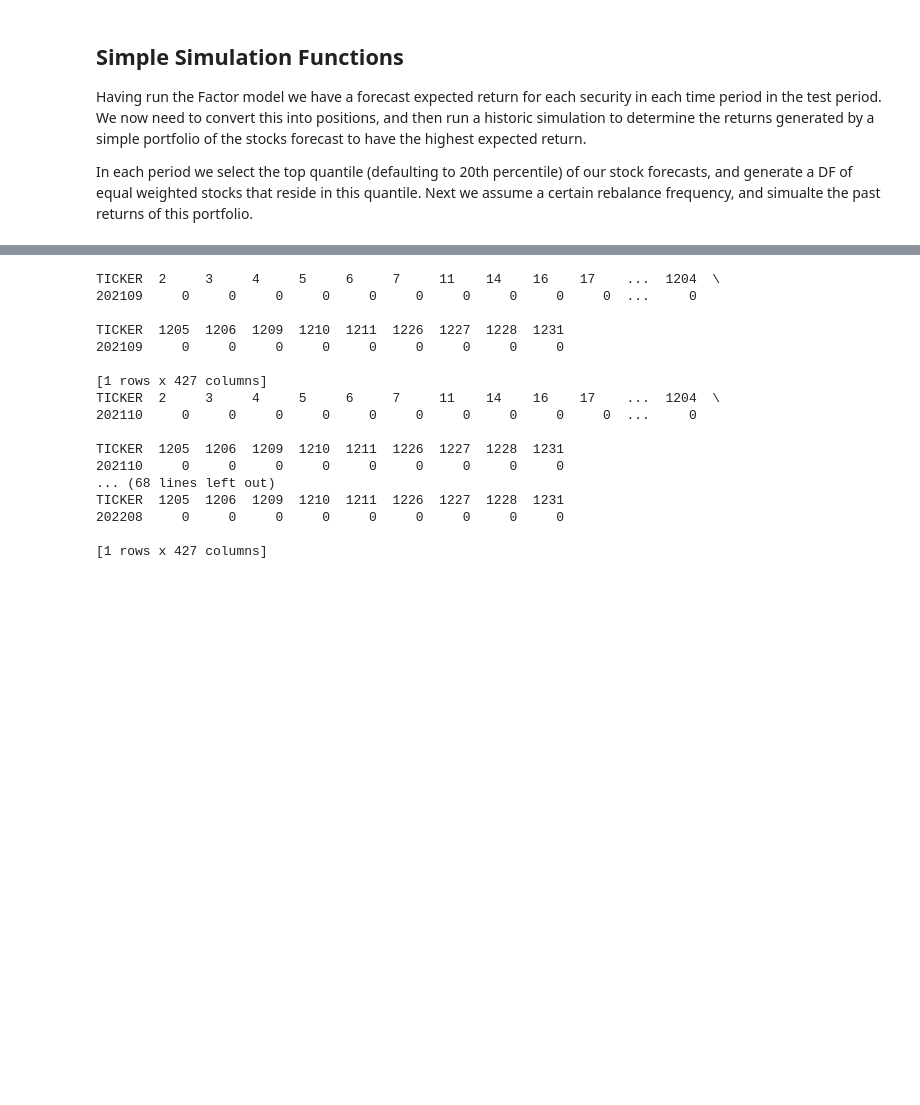
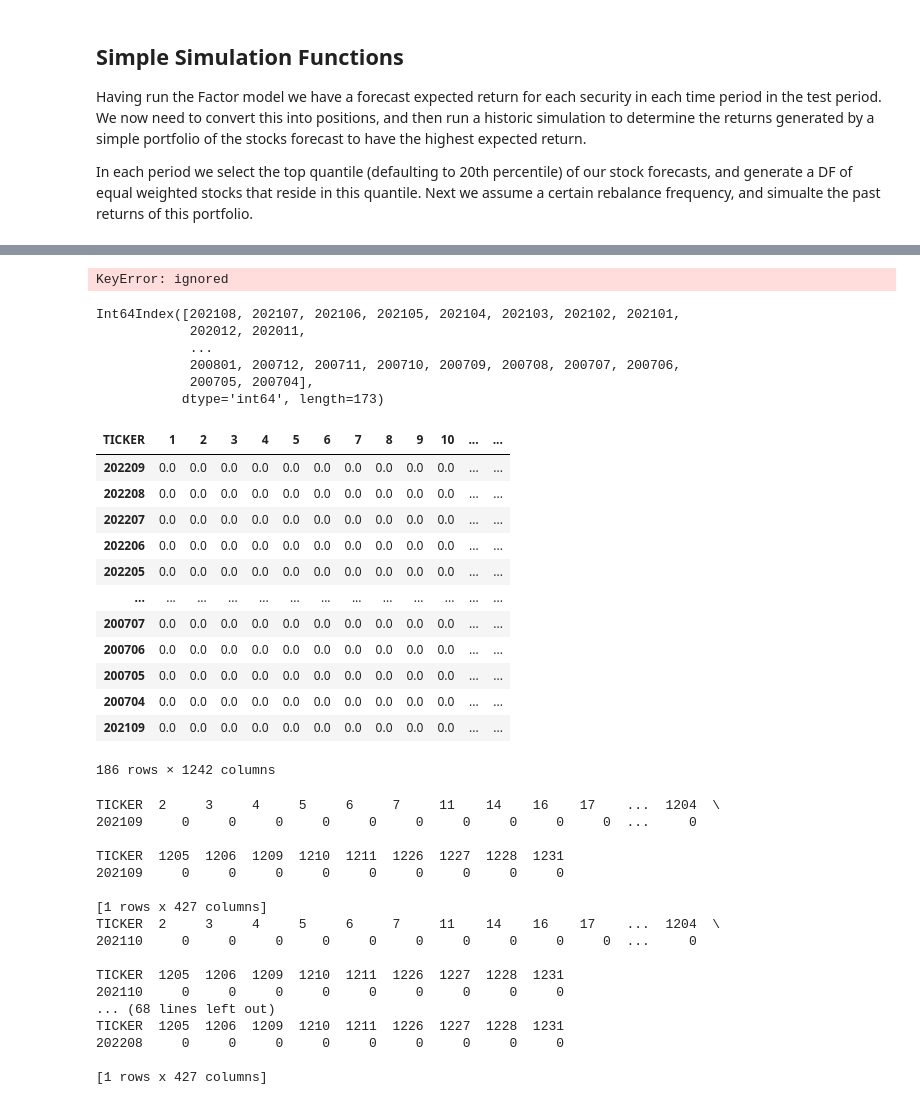
Before and after one commit to danphilps/Investment-SAI, a Jupyter notebook: M6_Investment.ipynb, the cells around one changed output, grey strips where cells are left out. Saved outputs shown, nothing was run; the diff lists cells and outputs as text; code cells hidden in the pictures; blank space fills up the shorter version.

```diff
--- a/M6_Investment.ipynb
+++ b/M6_Investment.ipynb
@@ -739,3 +757,54 @@ IndexError: ignored
+# %%
+i=1
+df_opset_curr = pd.DataFrame(df_stock_ER.iloc[i, :]).T
+valid_secs = (df_opset_curr.iloc[0, :].isna() | df_opset_curr.iloc[0, :] != 0)
+
+# Get our
+qu = df_opset_curr[df_opset_curr.columns[valid_secs]].quantile(q=quantile_to_buy, axis=1).iloc[0]
+no = df_opset_curr[df_opset_curr[df_opset_curr.columns[valid_secs]] > qu].count(axis=1).iloc[0]
+
+#Add trade
+df_opset_curr[df_opset_curr.columns[valid_secs]] = float(0.0)
+if no != 0:
+  # Add equal weighted trades...
+  df_opset_curr[df_opset_curr.columns[valid_secs]] = df_opset_curr[df_opset_curr[df_opset_curr.columns[valid_secs]] > quantile_to_buy] =  1/no
+
+  #Record the fdirst non-zero row
+  if start_date_non_zero == -1:
+      start_date_non_zero = i
+
+  insert_zero_row = False
+
+# Overwrite date/time row in df_trades
+df_trades = df_trades.drop(axis=0, index=df_opset_curr.index)
+df_trades.append(df_opset_curr)
+# %% [output]
+KeyError: ignored
+# %%
+df_trades.index
+# %% [output]
+Int64Index([202108, 202107, 202106, 202105, 202104, 202103, 202102, 202101,
+            202012, 202011,
+            ...
+            200801, 200712, 200711, 200710, 200709, 200708, 200707, 200706,
+            200705, 200704],
+           dtype='int64', length=173)
+# %%
+df_trades.append(df_opset_curr)
+# %% [output]
+| TICKER | 1 | 2 | 3 | 4 | 5 | 6 | 7 | 8 | 9 | 10 | ... | ... |
+| 202209 | 0.0 | 0.0 | 0.0 | 0.0 | 0.0 | 0.0 | 0.0 | 0.0 | 0.0 | 0.0 | ... | ... |
+| 202208 | 0.0 | 0.0 | 0.0 | 0.0 | 0.0 | 0.0 | 0.0 | 0.0 | 0.0 | 0.0 | ... | ... |
+| 202207 | 0.0 | 0.0 | 0.0 | 0.0 | 0.0 | 0.0 | 0.0 | 0.0 | 0.0 | 0.0 | ... | ... |
+| 202206 | 0.0 | 0.0 | 0.0 | 0.0 | 0.0 | 0.0 | 0.0 | 0.0 | 0.0 | 0.0 | ... | ... |
+| 202205 | 0.0 | 0.0 | 0.0 | 0.0 | 0.0 | 0.0 | 0.0 | 0.0 | 0.0 | 0.0 | ... | ... |
+| ... | ... | ... | ... | ... | ... | ... | ... | ... | ... | ... | ... | ... |
+| 200707 | 0.0 | 0.0 | 0.0 | 0.0 | 0.0 | 0.0 | 0.0 | 0.0 | 0.0 | 0.0 | ... | ... |
+| 200706 | 0.0 | 0.0 | 0.0 | 0.0 | 0.0 | 0.0 | 0.0 | 0.0 | 0.0 | 0.0 | ... | ... |
+| 200705 | 0.0 | 0.0 | 0.0 | 0.0 | 0.0 | 0.0 | 0.0 | 0.0 | 0.0 | 0.0 | ... | ... |
+| 200704 | 0.0 | 0.0 | 0.0 | 0.0 | 0.0 | 0.0 | 0.0 | 0.0 | 0.0 | 0.0 | ... | ... |
+| 202109 | 0.0 | 0.0 | 0.0 | 0.0 | 0.0 | 0.0 | 0.0 | 0.0 | 0.0 | 0.0 | ... | ... |
+186 rows × 1242 columns
 # %%
 # Establish trades for 6monthly rebalances: Return a full DF of trade weights (per column/security)
 # For every time slice, set the highest quantile as equal weighted trades
```
Also changed, not shown: parts of 4 cells of this notebook.
